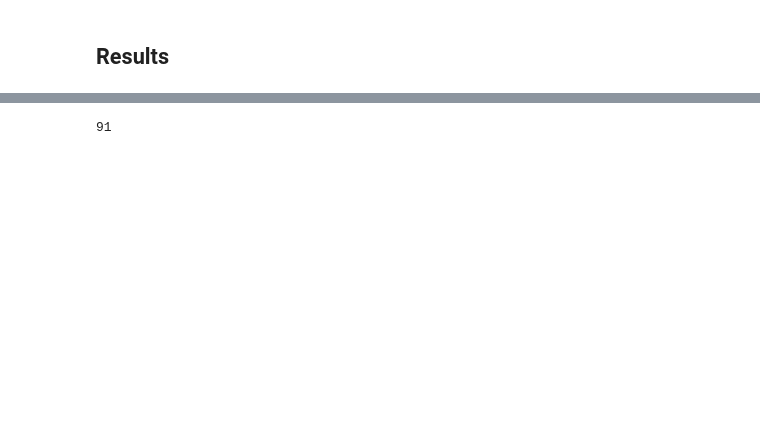
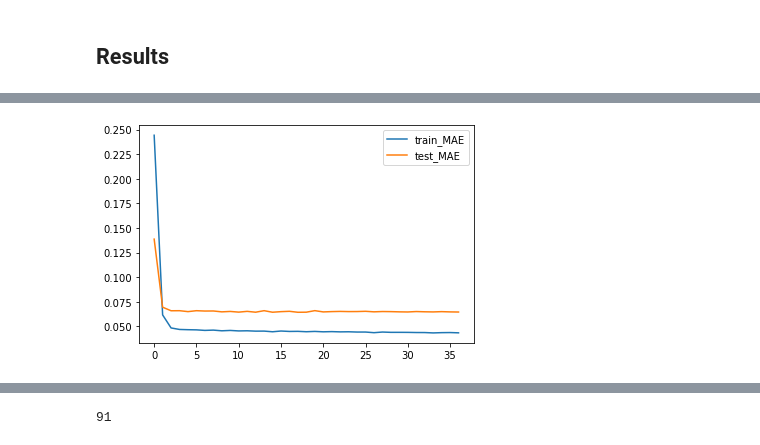
Before and after one commit to TLChilton/Senior_Capstone, a Jupyter notebook: Thomas/LSTMBayesSearch.ipynb, the cells around one changed output, grey strips where cells are left out. Saved outputs shown, nothing was run; the diff lists cells and outputs as text; code cells hidden in the pictures; blank space fills up the shorter version.

```diff
--- a/Thomas/LSTMBayesSearch.ipynb
+++ b/Thomas/LSTMBayesSearch.ipynb
@@ -447,0 +348,82 @@ None
+# %%
+n_in = gp_result.x[0]
+
+# frame as supervised learning
+reframed = series_to_supervised(scaled, df.columns, n_in, n_out)
+# Drop Columns of Variables We Aren't Predicting
+for i in range(1, n_out):
+    reframed.drop(reframed.loc[:, ('Tesla Trend(t+%i)' %(i)):('Year(t+%i)' %(i))], axis=1, inplace=True)
+reframed.drop(reframed.loc[:, 'Tesla Trend(t)':'Year(t)'], axis=1, inplace=True)
+
+y_vals = reframed.iloc[:,n_out*-1:].values
+x_vals = reframed.iloc[:,:n_out*-1].values
+# split into train, test, and prediction sets
+n_train = floor((len(x_vals)-n_predict) * percent_train)
+
+# split into input and outputs
+train_X, train_y = x_vals[:n_train, :], y_vals[:n_train, :]
+test_X, test_y = x_vals[n_train:len(x_vals)-n_predict, :], y_vals[n_train:len(y_vals)-n_predict, :]
+predict_X, predict_y = x_vals[len(x_vals)-n_predict:, :], y_vals[len(y_vals)-n_predict:, :]
+# reshape input to be 3D [samples, timesteps, features]
+train_X = train_X.reshape((n_train, n_in, len(df.columns)))
+test_X = test_X.reshape((test_X.shape[0], n_in, len(df.columns)))
+predict_X = predict_X.reshape((n_predict, n_in, len(df.columns)))
+
+num_trials = 6
+best_nmae = 9999.9999
+best_model = None
+scaler.fit(df["Close"].values.reshape(-1,1))
+inv_y = scaler.inverse_transform(predict_y).reshape(n_out*n_predict)
+
+early_stopping = EarlyStopping(
+    monitor='val_loss',
+    mode='min',
+    patience=gp_result.x[8],
+    restore_best_weights=True
+)
+for t in range(num_trials):
+    print("Trial %i" %(t+1))
+    model = build_model(
+        learning_rate=gp_result.x[1],
+        LSTM1=gp_result.x[2],
+        LSTM2=gp_result.x[3],
+        num_layers=gp_result.x[4],
+        dropout1=gp_result.x[5],
+        dropout2=gp_result.x[6],
+        n_out=n_out,
+        n_in=n_in,
+        n_features=len(df.columns)
+    )
+    history = model.fit(
+        x=train_X,
+        y=train_y,
+        epochs=gp_result.x[9],
+        batch_size=gp_result.x[7],
+        validation_data=(test_X, test_y),
+        shuffle=False,
+        verbose=0,
+        callbacks=[early_stopping])
+    pyplot.figure()
+    pyplot.plot(history.history['loss'], label='train_MAE')
+    pyplot.plot(history.history['val_loss'], label='test_MAE')
+    pyplot.legend()
+    pyplot.show()
+
+    # Make Prediction
+    yhat = model.predict(predict_X)
+
+    inv_yhat = scaler.inverse_transform(yhat.reshape(-1,1)).reshape(n_out*n_predict)
+    # calculate RMSE and NRMSE
+    normalized_rmse = sqrt(tf.keras.metrics.mean_squared_error(inv_y, inv_yhat))/mean(inv_y)
+    mae = tf.keras.metrics.mean_absolute_error(inv_y, inv_yhat)
+    normalized_mae = mae/tf.math.reduce_mean(inv_y)
+    print('MAE = %.4f NMAE = %.4f NRMSE = %.4f' % (mae, normalized_mae, normalized_rmse))
+
+    if normalized_mae < best_nmae:
+        best_nmae = normalized_mae
+        best_model = model
+    else:
+        del model
+print()
+print(best_model.summary())
+# %% [output]
@@ -447,0 +431 @@ None
+[figure, added]
```
Also changed, not shown: parts of 17 cells of this notebook.
